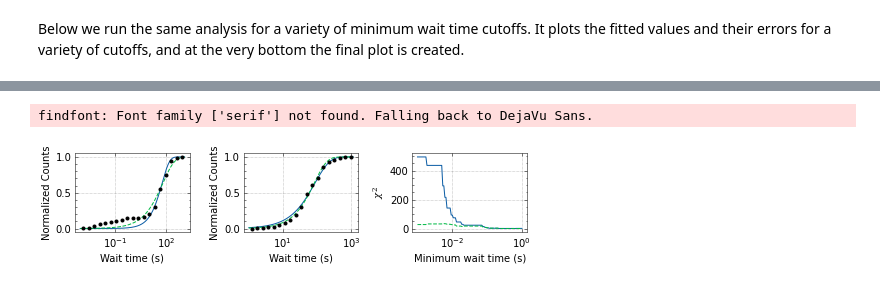
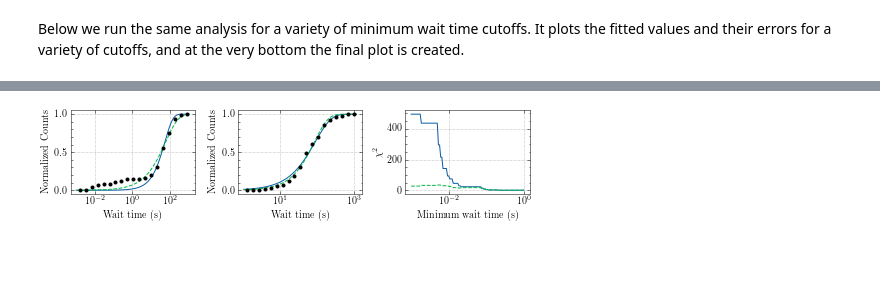
Before and after one commit to thepetabyteproject/FRB121102, a Jupyter notebook: analysis/burst_rate.ipynb, the cells around one changed output, grey strips where cells are left out. Saved outputs shown, nothing was run; the diff lists cells and outputs as text; code cells hidden in the pictures; blank space fills up the shorter version.

```diff
--- a/analysis/burst_rate.ipynb
+++ b/analysis/burst_rate.ipynb
@@ -19,7 +19,7 @@ Below, the file containing the candidate properties is read in and the burst tim
 We only need the MJDs for this analysis, but pandas is used so one can easily incorporate other burst properties like fluence or DM into the analysis.
 # %%
 # Read in data file
-data = pd.read_csv("/home/elewis/FRB121102/all_bursts_bary.csv")
+data = pd.read_csv("../data/all_bursts_bary.csv")
 print(str(len(data)) + " total bursts")
 data = data[(data["fit_method"] == "mcmc")]  # excise curvefit bursts
 print(str(len(data)) + " good MCMC bursts")
@@ -28,7 +28,7 @@ print(str(len(data)) + " good MCMC bursts")
 mjd = data["$\mu_t$ (ms)"]  # burst times are given in MJD
 mjd = mjd.sort_values()
 DM = data["DM (pc cm$^{-3}$)"]
-burst_id = data["id"]
+burst_id = data["cand_id"]
 fluence = data["$S$ (Jy ms)"]
 
 max_diff = 7000.0  # maximum time difference between bursts, in seconds, to consider a real wait time
@@ -422,7 +422,7 @@ plt.show()
 [figure]
 [interactive output not drawn]
 # %%
-with plt.style.context(["science", "grid", "no-latex"]):
+with plt.style.context(["science", "grid"]):  # , "no-latex"]):
     fig, ax = plt.subplots(1, 3, figsize=set_size(width="full", subplots=(1.25, 3)))
     ax[0].plot(
         xaxis,
@@ -442,33 +442,32 @@ with plt.style.context(["science", "grid", "no-latex"]):
     # ax[0].legend()
 
     ax[1].plot(
         xaxis_2,
         yfit_poiss_2,
         label=r"$r=$" + str(int(r_poiss_2)) + r"hr$^{-1}$",
     )
     ax[1].plot(
         xaxis_2,
         yfit_weib_2,
         "--",
         label=r"$k=$" + str(k_weib_2) + ",$r=$" + str(int(r_weib_2)) + r" hr$^{-1}$",
     )
     ax[1].plot(bin_centers_2, hist_data_2, "k.")
     ax[1].set_xscale("log")
     ax[1].set_xlabel("Wait time (s)")
     ax[1].set_ylabel("Normalized Counts")
     # ax[1].legend()
 
     ax[2].set_xscale("log")
     # ax[2].set_yscale("log")
     ax[2].plot(cutoffs, all_chisqp, label="Poisson")
     ax[2].plot(cutoffs, all_chisqw, "--", label="Weibull")
     # ax[2].legend()
     ax[2].set_xlabel("Minimum wait time (s)")
     ax[2].set_ylabel(r"$\chi^2$")
     plt.tight_layout()
     plt.savefig("burst_rate.pdf", bbox_inches="tight", dpi=300)
     plt.show()
 # %% [output]
-findfont: Font family ['serif'] not found. Falling back to DejaVu Sans.
-[figure, old version]
+[figure, new version]
 [interactive output not drawn]
```
Also changed, not shown: parts of 1 cell of this notebook, 2 other files.
